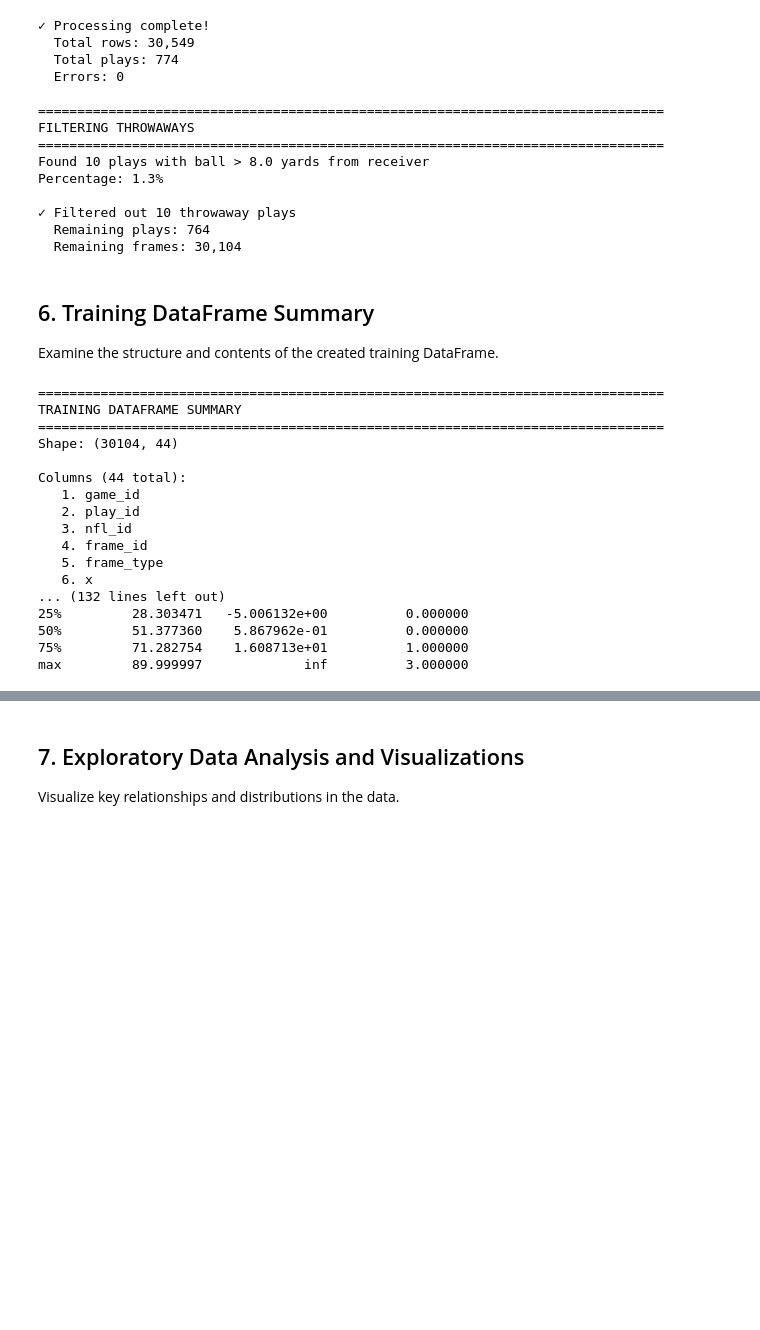
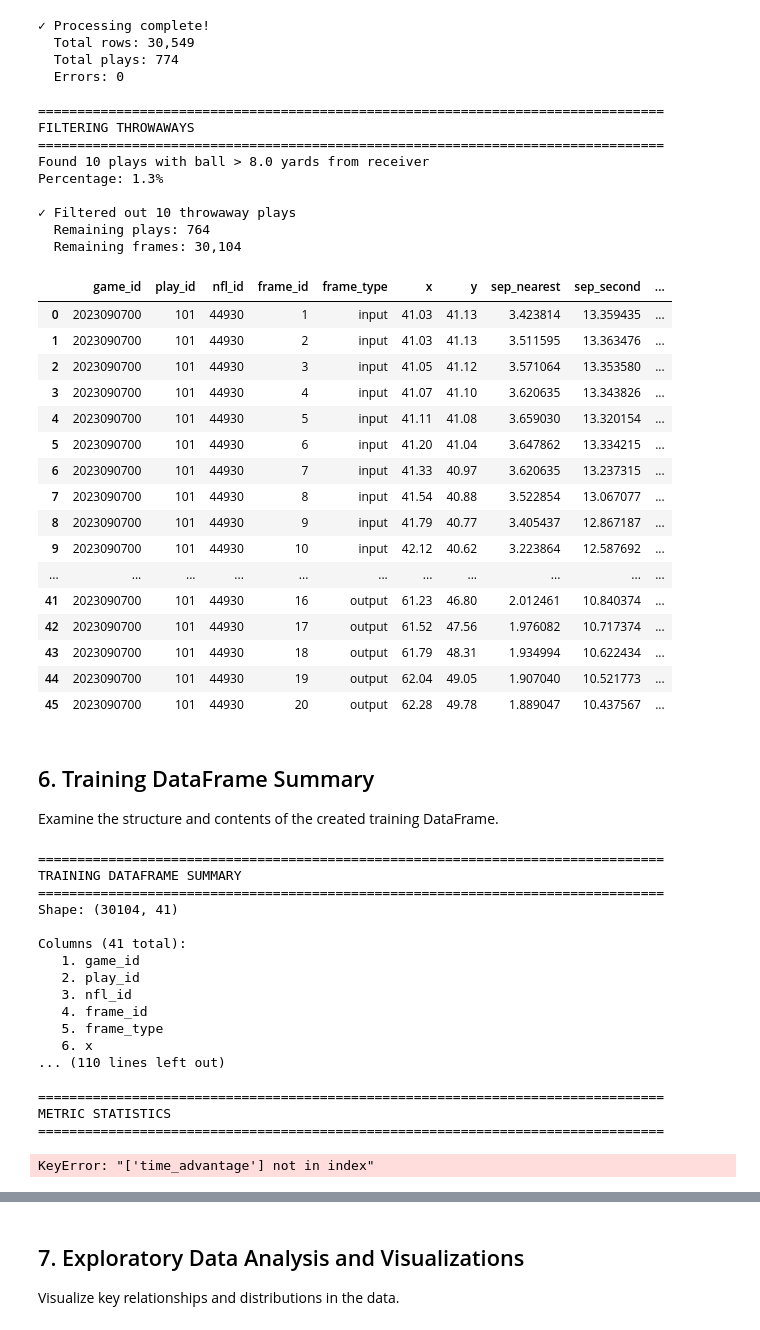
Before and after one commit to alexanderlee10/NFL-Databowl-2025, a Jupyter notebook: 12-5 NFL databowl working/12-5 NFL databowl working notebook.ipynb, the cells around one changed output, grey strips where cells are left out. Cells and saved outputs as stored; diff of their text form; code cells hidden in the pictures; blank space fills up the shorter version.

```diff
--- a/12-5 NFL databowl working/12-5 NFL databowl working notebook.ipynb
+++ b/12-5 NFL databowl working/12-5 NFL databowl working notebook.ipynb
@@ -719,6 +912,34 @@ Percentage: 1.3%
 ✓ Filtered out 10 throwaway plays
   Remaining plays: 764
   Remaining frames: 30,104
+# %%
+
+# Show the first 48 rows of training_df in a display format
+import pandas as pd
+
+# Make sure all columns are visible
+pd.set_option('display.max_columns', None)
+pd.set_option('display.width', 0)
+
+display(training_df.head(46))
+# %% [output]
+|  | game_id | play_id | nfl_id | frame_id | frame_type | x | y | sep_nearest | sep_second | ... |
+| 0 | 2023090700 | 101 | 44930 | 1 | input | 41.03 | 41.13 | 3.423814 | 13.359435 | ... |
+| 1 | 2023090700 | 101 | 44930 | 2 | input | 41.03 | 41.13 | 3.511595 | 13.363476 | ... |
+| 2 | 2023090700 | 101 | 44930 | 3 | input | 41.05 | 41.12 | 3.571064 | 13.353580 | ... |
+| 3 | 2023090700 | 101 | 44930 | 4 | input | 41.07 | 41.10 | 3.620635 | 13.343826 | ... |
+| 4 | 2023090700 | 101 | 44930 | 5 | input | 41.11 | 41.08 | 3.659030 | 13.320154 | ... |
+| 5 | 2023090700 | 101 | 44930 | 6 | input | 41.20 | 41.04 | 3.647862 | 13.334215 | ... |
+| 6 | 2023090700 | 101 | 44930 | 7 | input | 41.33 | 40.97 | 3.620635 | 13.237315 | ... |
+| 7 | 2023090700 | 101 | 44930 | 8 | input | 41.54 | 40.88 | 3.522854 | 13.067077 | ... |
+| 8 | 2023090700 | 101 | 44930 | 9 | input | 41.79 | 40.77 | 3.405437 | 12.867187 | ... |
+| 9 | 2023090700 | 101 | 44930 | 10 | input | 42.12 | 40.62 | 3.223864 | 12.587692 | ... |
+| ... | ... | ... | ... | ... | ... | ... | ... | ... | ... | ... |
+| 41 | 2023090700 | 101 | 44930 | 16 | output | 61.23 | 46.80 | 2.012461 | 10.840374 | ... |
+| 42 | 2023090700 | 101 | 44930 | 17 | output | 61.52 | 47.56 | 1.976082 | 10.717374 | ... |
+| 43 | 2023090700 | 101 | 44930 | 18 | output | 61.79 | 48.31 | 1.934994 | 10.622434 | ... |
+| 44 | 2023090700 | 101 | 44930 | 19 | output | 62.04 | 49.05 | 1.907040 | 10.521773 | ... |
+| 45 | 2023090700 | 101 | 44930 | 20 | output | 62.28 | 49.78 | 1.889047 | 10.437567 | ... |
 # %% [markdown]
 ## 6. Training DataFrame Summary
 
@@ -746,9 +967,13 @@ else:
     print("="*80)
     display_cols = [
         "game_id", "play_id", "continuous_frame", "frame_type", "throw_status",
-        "dominance_score", "is_complete", "sep_nearest", "receiver_speed",
+        "is_complete", "sep_nearest", "receiver_speed",
         "leverage_angle", "nearest_defender_x", "nearest_defender_y"
     ]
+    # Add receiver_pressure if it exists
+    if 'receiver_pressure' in training_df.columns:
+        display_cols.append('receiver_pressure')
+
     print(training_df[display_cols].head(15))
 
     # Frame count verification
@@ -778,28 +1003,36 @@ else:
     print("METRIC STATISTICS")
     print("="*80)
     metric_cols = [
-        "dominance_score", "sep_nearest", "receiver_speed", "receiver_accel",
+        "sep_nearest", "receiver_speed", "receiver_accel",
         "leverage_angle", "time_advantage", "num_def_within_3"
     ]
+    # Add receiver_pressure if it exists
+    if 'receiver_pressure' in training_df.columns:
+        metric_cols.append('receiver_pressure')
+    # Add time_advantage if it exists
+    if 'time_advantage' in training_df.columns:
+        metric_cols.append('time_advantage')
+
     print(training_df[metric_cols].describe())
 # %% [output]
 ================================================================================
 TRAINING DATAFRAME SUMMARY
 ================================================================================
-Shape: (30104, 44)
+Shape: (30104, 41)
 
-Columns (44 total):
+Columns (41 total):
    1. game_id
    2. play_id
    3. nfl_id
    4. frame_id
    5. frame_type
    6. x
-... (132 lines left out)
-25%         28.303471   -5.006132e+00          0.000000
-50%         51.377360    5.867962e-01          0.000000
-75%         71.282754    1.608713e+01          1.000000
-max         89.999997             inf          3.000000
+... (110 lines left out)
+
+================================================================================
+METRIC STATISTICS
+================================================================================
+KeyError: "['time_advantage'] not in index"
 # %%
 print(training_df.head())
 # %% [output]
```
Also changed, not shown: parts of 10 cells of this notebook, 37 other files.
